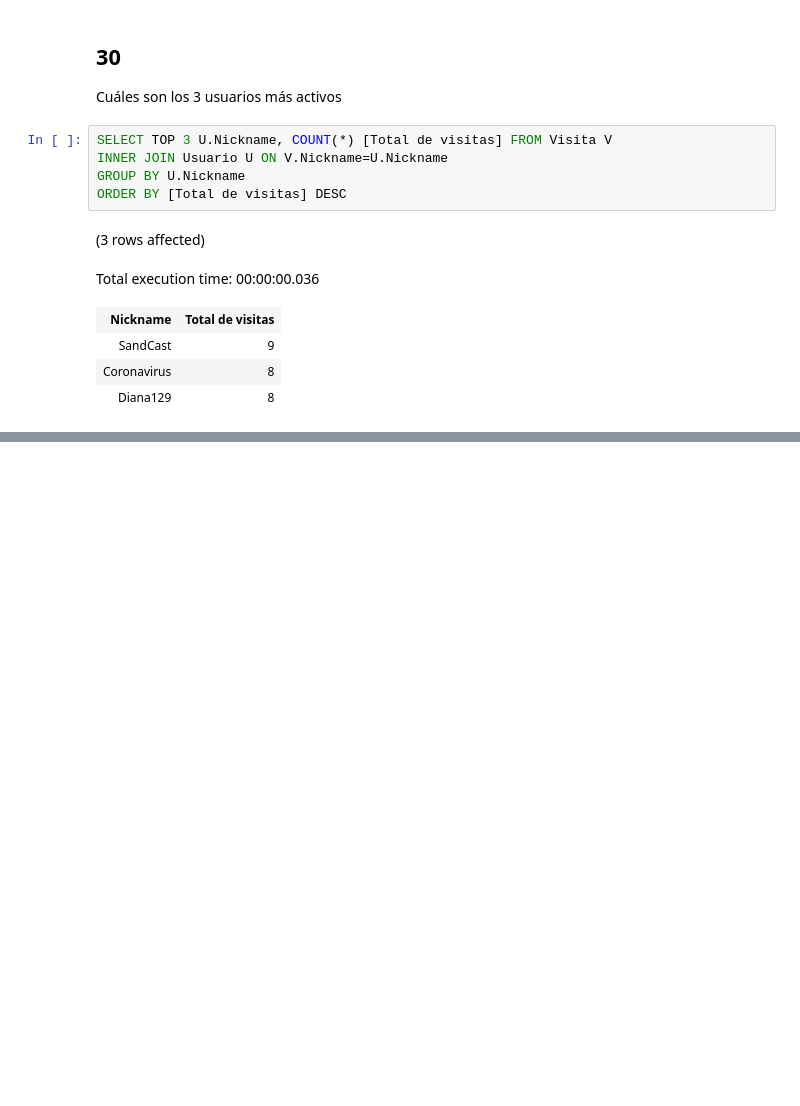
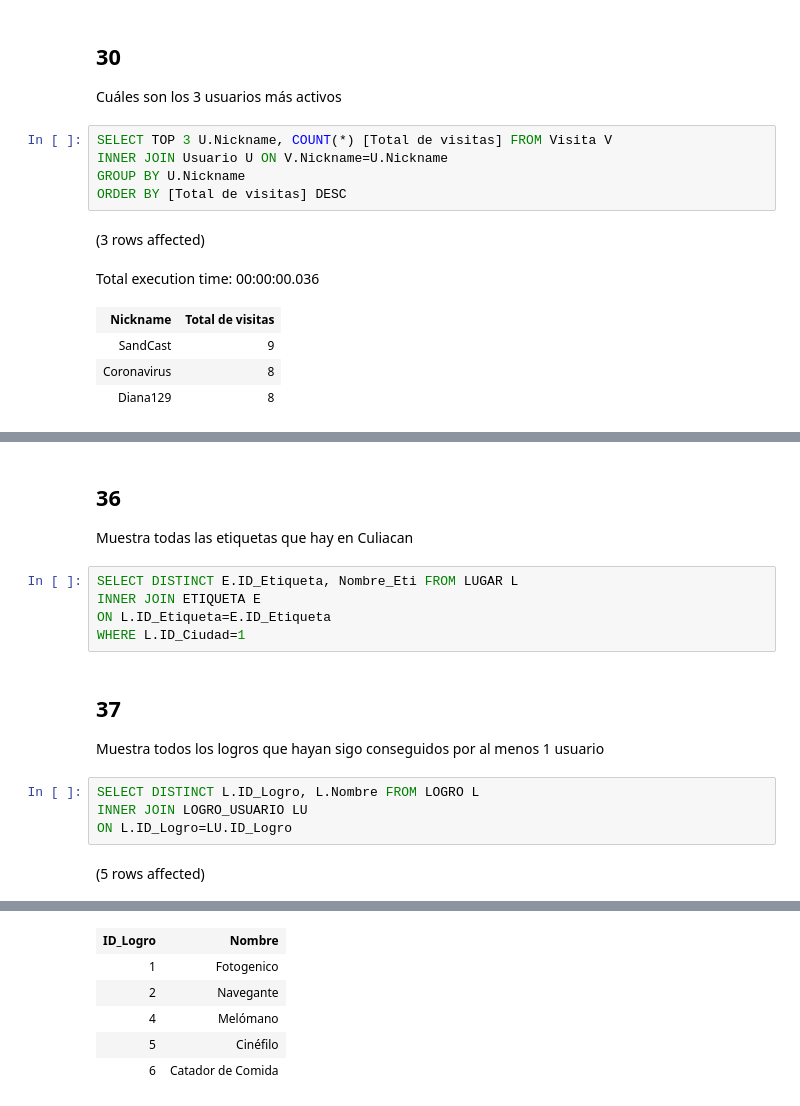
Before and after one commit to DanielCamposs98/BDCuatroCuadras, a Jupyter notebook: CuatroCuadras (Consultas).ipynb, the cells around one changed output, grey strips where cells are left out. Saved outputs shown, nothing was run; the diff lists cells and outputs as text; blank space fills up the shorter version.

```diff
--- a/CuatroCuadras (Consultas).ipynb
+++ b/CuatroCuadras (Consultas).ipynb
@@ -580,0 +690,17 @@ Total execution time: 00:00:00.036
+# %% [markdown]
+## 36
+Muestra todas las etiquetas que hay en Culiacan
+# %%
+SELECT DISTINCT E.ID_Etiqueta, Nombre_Eti FROM LUGAR L
+INNER JOIN ETIQUETA E
+ON L.ID_Etiqueta=E.ID_Etiqueta
+WHERE L.ID_Ciudad=1
+# %% [markdown]
+## 37
+Muestra todos los logros que hayan sigo conseguidos por al menos 1 usuario
+# %%
+SELECT DISTINCT L.ID_Logro, L.Nombre FROM LOGRO L
+INNER JOIN LOGRO_USUARIO LU
+ON L.ID_Logro=LU.ID_Logro
+# %% [output]
+(5 rows affected)
@@ -580,0 +708,6 @@ Total execution time: 00:00:00.036
+| ID_Logro | Nombre |
+| 1 | Fotogenico |
+| 2 | Navegante |
+| 4 | Melómano |
+| 5 | Cinéfilo |
+| 6 | Catador de Comida |
```
Also changed, not shown: parts of 18 cells of this notebook.
